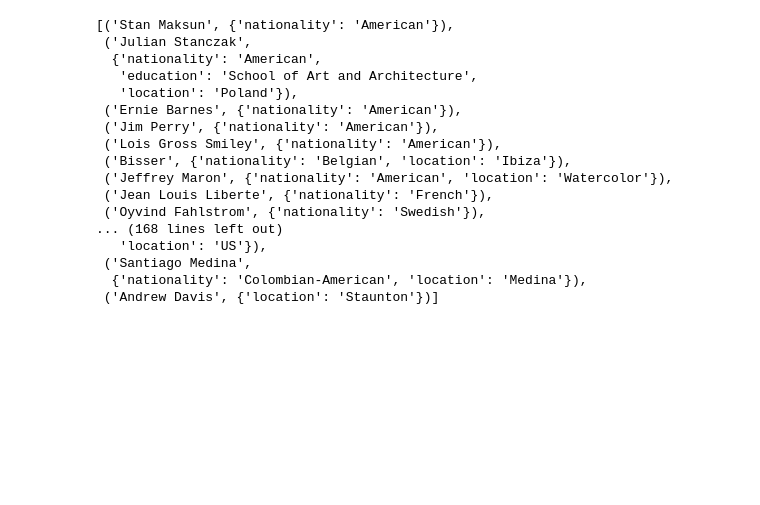
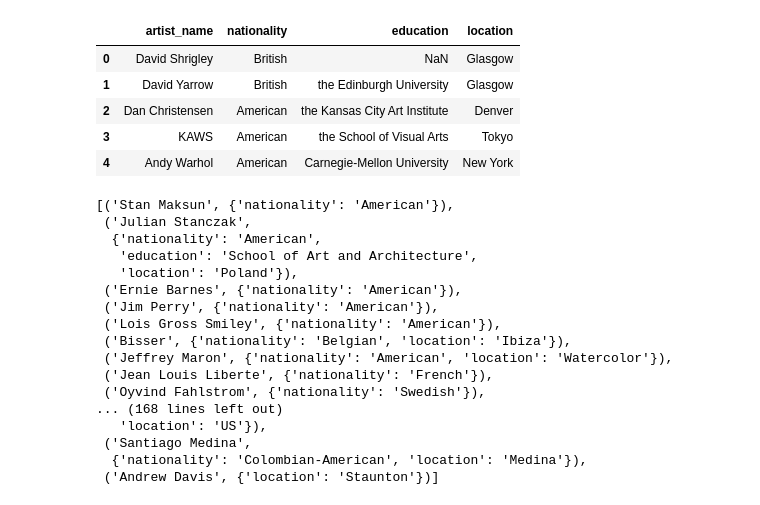
Before and after one commit to qianmiangai/dsci-558-project, a Jupyter notebook: Untitled Folder/Artist Recommendation.ipynb, the cells around one changed output. Saved outputs shown, nothing was run; the diff lists cells and outputs as text; code cells hidden in the pictures; blank space fills up the shorter version.

Commit message:
temp commit

```diff
--- a/Untitled Folder/Artist Recommendation.ipynb
+++ b/Untitled Folder/Artist Recommendation.ipynb
@@ -113,3 +117,20 @@ random_idx = np.random.randint(0, 2510, 100)
+# %%
+artist_profiles_list = []
+for artist, profile in artist_profiles.items():
+    temp = [profile['nationality'], profile['education'], profile['location']]
+    row = [artist]+temp
+    artist_profiles_list.append(row)
+# %%
+artist_profiles_df = pd.DataFrame(artist_profiles_list, columns = ['artist_name', 'nationality', 'education', 'location'])
+# %%
+artist_profiles_df.head()
+# %% [output]
+|  | artist_name | nationality | education | location |
+| 0 | David Shrigley | British | NaN | Glasgow |
+| 1 | David Yarrow | British | the Edinburgh University | Glasgow |
+| 2 | Dan Christensen | American | the Kansas City Art Institute | Denver |
+| 3 | KAWS | American | the School of Visual Arts | Tokyo |
+| 4 | Andy Warhol | American | Carnegie-Mellon University | New York |
 # %%
 random_checks = []
 for idx in random_idx:
```
Also changed, not shown: parts of 19 cells of this notebook.
